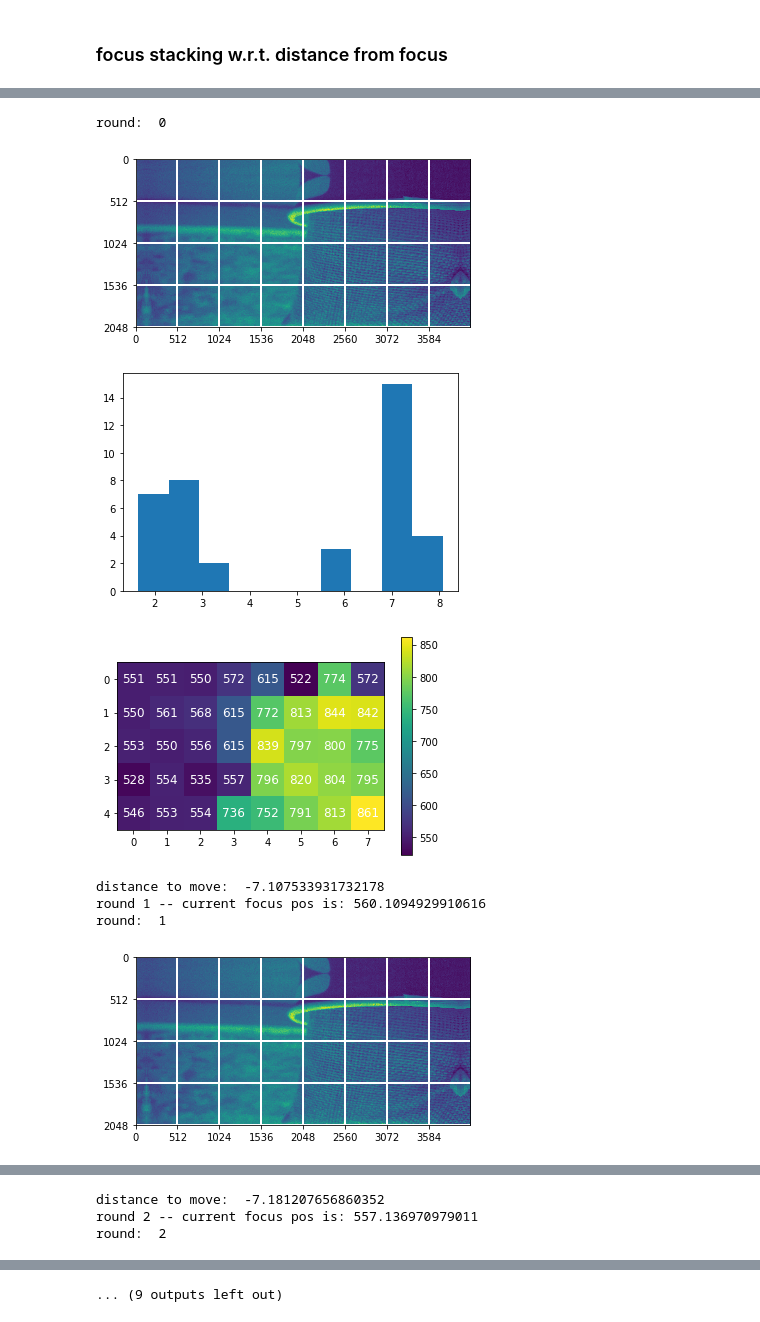
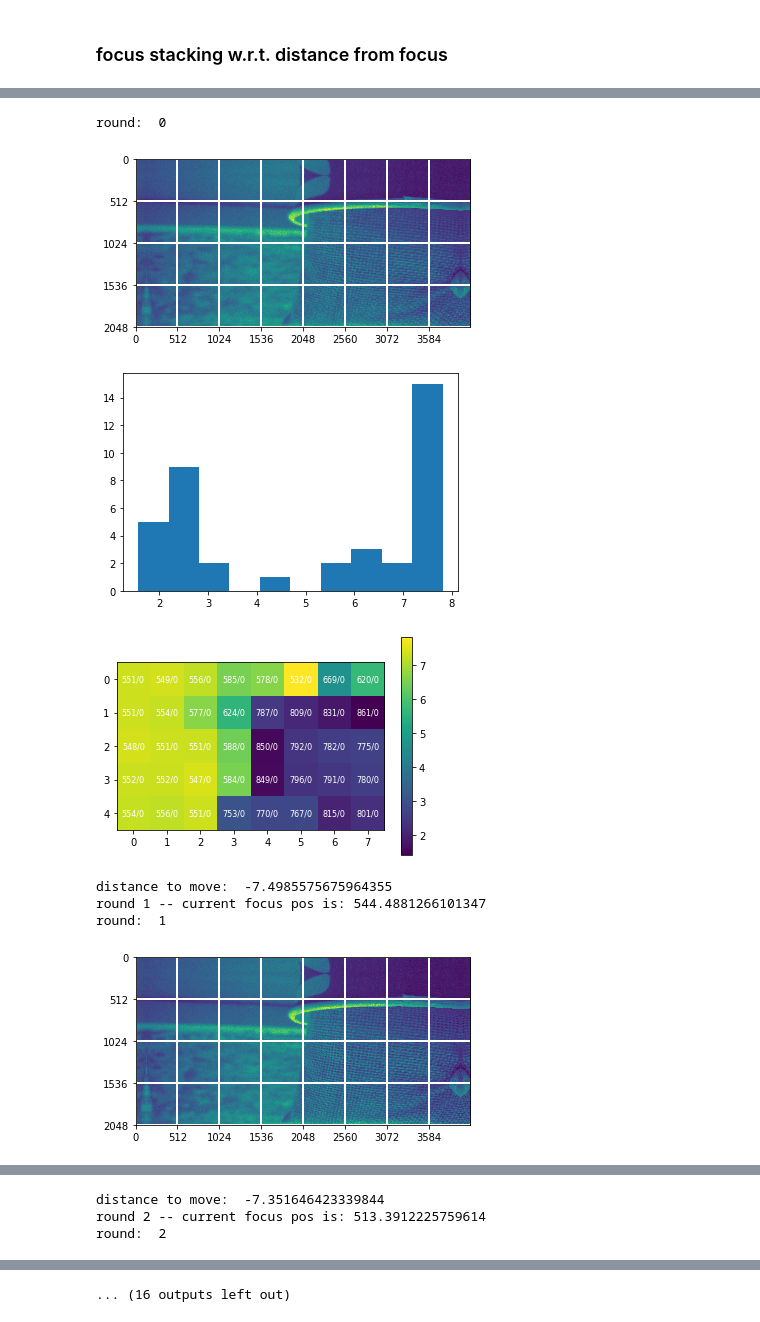
Before and after one commit to cianhwang/autofocus-stacking, a Jupyter notebook: test_autofocus_from_arb_pos.ipynb, the cells around one changed output, grey strips where cells are left out. Cells and saved outputs as stored; diff of their text form; code cells hidden in the pictures.

```diff
--- a/test_autofocus_from_arb_pos.ipynb
+++ b/test_autofocus_from_arb_pos.ipynb
@@ -139,10 +139,19 @@ def dist_est(gray_img, curr, last_dist_map = None, last_move_steps = None):
     ## grouping and pick one distance to move
     dist_vec = dist_map.flatten()
 
-    dd_map = np.zeros(dist_vec.shape)
+    dd_map1 = np.zeros(dist_vec.shape).astype(np.int32)
+    dd_map2 = np.zeros(dist_vec.shape).astype(np.int32)
     for i, dis in enumerate(dist_vec):
-        dd_map[i] = curr + solver(curr, -dis)
-    dd_map = dd_map.reshape(dist_map.shape)
+        a = curr + solver(curr, -dis)
+        b = curr + solver(curr, dis)
+        if np.isnan(a) == False:
+            dd_map1[i] = int(a)
+        if np.isnan(b) == False:
+            dd_map2[i] = int(b)
+
+
+    dd_map1 = dd_map1.reshape(dist_map.shape)
+    dd_map2 = dd_map2.reshape(dist_map.shape)
 
 
     #dist_vec = dist_vec[dist_vec!=0]
@@ -161,11 +170,11 @@ def dist_est(gray_img, curr, last_dist_map = None, last_move_steps = None):
     #print("grouping and findmax time elapsed: {}".format(time.time()-stime))
 
     plt.show()
-    plt.imshow(dd_map)
+    plt.imshow(dist_map)
 #     plt.grid(color='w', linestyle='-', linewidth=2)
     plt.colorbar()
-    for (j,i),label in np.ndenumerate(dd_map):
-        plt.text(i,j,int(label), color='white',ha='center',va='center', fontsize=12)
+    for (j,i),label in np.ndenumerate(dist_map):
+        plt.text(i,j,str(dd_map1[j, i])+'/'+str(dd_map2[j, i]), color='white',ha='center',va='center', fontsize=8)
     plt.show()
 
     return flag, np.abs(dist_map), dist_to_move
@@ -187,32 +196,32 @@ dist_to_move = None
 # while (dist_map is None) or (np.max(dist_map) > 1):
 # %%
 imgs = []
-for i in range(5):
+for i in range(7):
     print("round: ", i)
-    curr = 1000
+    curr = 1000-i*100
     dist_map = None
     dist_to_move = None
     setFocus(pos = curr)
     img = grab_image()
     imgs.append(img)
     gray_img = rgb2gray(img)
 
     flag, dist_map, dist_to_move = dist_est(gray_img, curr, dist_map, dist_to_move)
 
     if flag is False:
         break
     print("distance to move: ", dist_to_move)
     curr = curr + solver(curr, dist_to_move)
     curr = np.clip(curr, 425, 1023)
     print("round {} -- current focus pos is: {}".format(i+1, curr))
 imgs = np.stack(imgs)
 #     print(dist_map)
 # %% [output]
 round:  0
 [figure]
-[figure, old version]
+[figure, new version]
-[figure, old version]
+[figure, new version]
-distance to move:  -7.107533931732178
-round 1 -- current focus pos is: 560.1094929910616
+distance to move:  -7.4985575675964355
+round 1 -- current focus pos is: 544.4881266101347
 round:  1
 [figure]
@@ -221,3 +230,3 @@ round:  1
-distance to move:  -7.181207656860352
-round 2 -- current focus pos is: 557.136970979011
+distance to move:  -7.351646423339844
+round 2 -- current focus pos is: 513.3912225759614
 round:  2
@@ -227 +236 @@ round:  2
-... (9 outputs left out)
+... (16 outputs left out)
```
Also changed, not shown: parts of 2 cells of this notebook.
